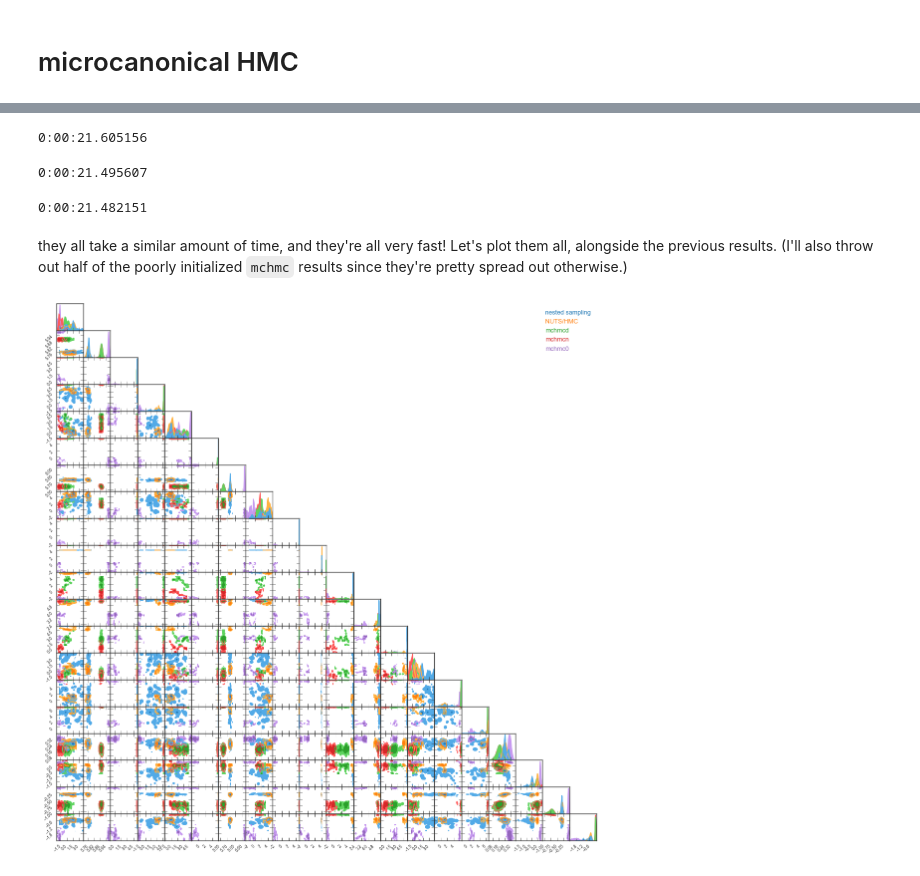
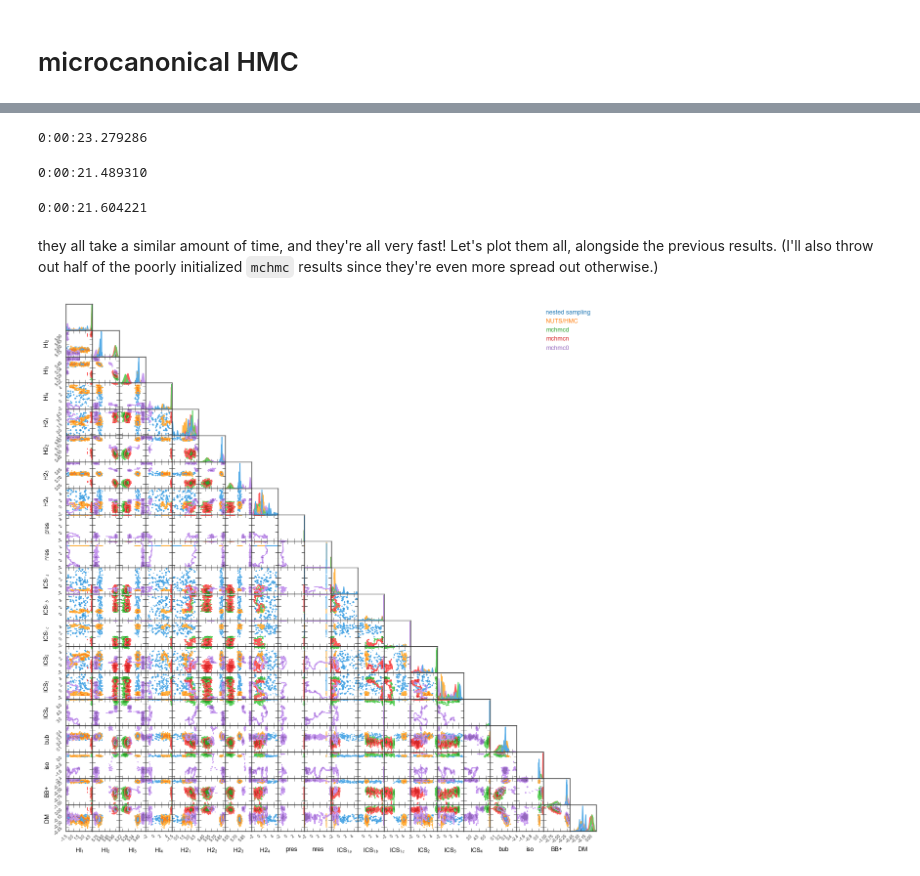
Before and after one commit to samueldmcdermott/gcepy, a Jupyter notebook: notebooks/gce_samplers.ipynb, the cells around one changed output, grey strips where cells are left out. Saved outputs shown, nothing was run; the diff lists cells and outputs as text; code cells hidden in the pictures.

```diff
--- a/notebooks/gce_samplers.ipynb
+++ b/notebooks/gce_samplers.ipynb
@@ -214,7 +214,7 @@ h_lls_nr = jnp.array([gp.lnlike('high', x, bin_no=EBIN, ex_num=EXNUM) for x in h
 # %%
 h_names=['HI$_{1}$', 'HI$_{2}$', 'HI$_{3}$', 'HI$_{4}$', 'H2$_{1}$', 'H2$_{2}$',
         'H2$_{3}$', 'H2$_{4}$', 'pres', 'nres', 'ICS$_{1a}$', 'ICS$_{1b}$',
-       'ICS$_{1c}$', 'ICS$_{2}$', 'ICS$_{3}$', 'ICS$_{4}$', 'bub', 'iso', 'DM']
+       'ICS$_{1c}$', 'ICS$_{2}$', 'ICS$_{3}$', 'ICS$_{4}$', 'bub', 'iso', 'BB+', 'DM']
 # %%
 pygtc.plotGTC(chains = [h_sampler_dn.results.samples_equal(), h_samples_nr],
               chainLabels = ['nested sampling', 'NUTS/HMC'],
@@ -282,7 +257,7 @@ class C_hm:
     def transform(self, x):
         return x
     def prior_draw(self, key):
-        # scale = (hm_highpriors[:self.d] - hm_lowpriors[:self.d])
-        # shift = hm_lowpriors[:self.d]
-        return jnp.ones(self.d)# jr.uniform(key, shape = (self.d, )) * scale + shift
+        scale = (hm_highpriors[:self.d] - hm_lowpriors[:self.d])
+        shift = hm_lowpriors[:self.d]
+        return jr.uniform(key, shape = (self.d, )) * scale + shift
 # %% [markdown]
@@ -298,17 +273,17 @@ tb = dt.now()
 delt = tb-ta
 print(delt)
 # %% [output]
-0:00:21.605156
+0:00:23.279286
 # %%
 ta = dt.now()
 mchmcn_target = C_hm(PDIM)
 mchmcn_sampler = mchmc.Sampler(mchmcn_target)
-mchmcn_samples = mchmcn_sampler.sample(10000, x_initial=h_samples_nr[-1])
+mchmcn_samples = mchmcn_sampler.sample(10000, x_initial=h_samples_nr[int(h_lls_nr.argmax())])
 tb = dt.now()
 delt = tb-ta
 print(delt)
 # %% [output]
-0:00:21.495607
+0:00:21.489310
 # %%
 ta = dt.now()
 mchmc0_target = C_hm(PDIM)
@@ -318,17 +293,18 @@ tb = dt.now()
 delt = tb-ta
 print(delt)
 # %% [output]
-0:00:21.482151
+0:00:21.604221
 # %% [markdown]
-they all take a similar amount of time, and they're all very fast! Let's plot them all, alongside the previous results. (I'll also throw out half of the poorly initialized `mchmc` results since they're pretty spread out otherwise.)
+they all take a similar amount of time, and they're all very fast! Let's plot them all, alongside the previous results. (I'll also throw out half of the poorly initialized `mchmc` results since they're even more spread out otherwise.)
 # %%
 pygtc.plotGTC(chains = [h_sampler_dn.results.samples_equal(), h_samples_nr,
                         mchmcd_samples, mchmcn_samples, mchmc0_samples[5000:]],
+              smoothingKernel = 0.1,
               chainLabels = ['nested sampling', 'NUTS/HMC',
                              'mchmcd', 'mchmcn', 'mchmc0'],
-              # paramNames = h_names, #paramRanges = [list(x) for x in bounds[:-1]],
+              paramNames = h_names, #paramRanges = [list(x) for x in bounds[:-1]],
              )
 plt.show()
 # %% [output]
-[figure, old version]
+[figure, new version]
 # %% [markdown]
```
Also changed, not shown: parts of 25 cells of this notebook, 2 other files.
